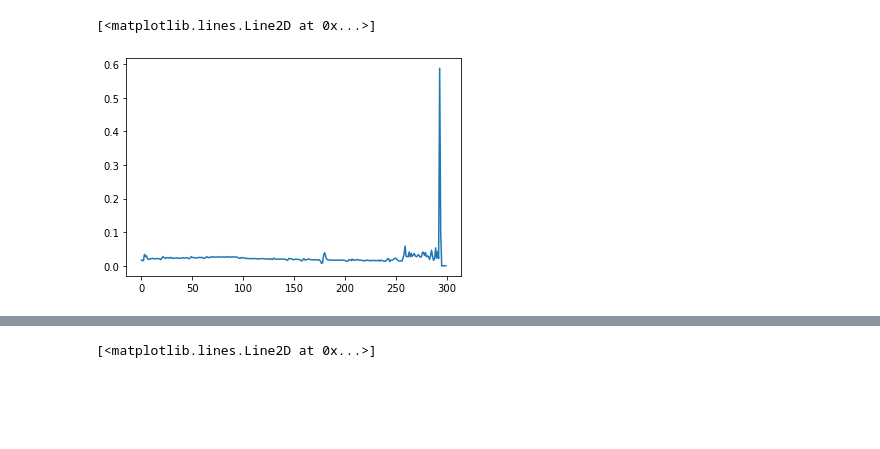
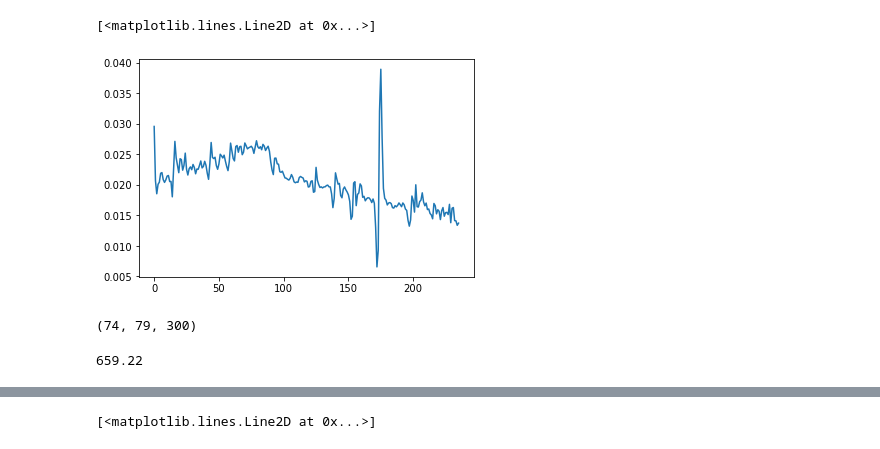
Before and after one commit to mh-skjelvareid/massimal, a Jupyter notebook: prelim/prelim_OpticalRS.ipynb, the cells around one changed output, grey strips where cells are left out. Cells and saved outputs as stored; diff of their text form; code cells hidden in the pictures; blank space fills up the shorter version.

```diff
--- a/prelim/prelim_OpticalRS.ipynb
+++ b/prelim/prelim_OpticalRS.ipynb
@@ -16,16 +16,23 @@ example_image = '/media/mha114/Massimal/Bodo_Juvika/Hyperspectral/20220624/Area/
 (spec_dw,wl,rgb_ind,metadata) = hyspec_io.load_envi_image(deep_water_spectra)
 (spec_sand,wl,rgb_ind,metadata) = hyspec_io.load_envi_image(sand_spectra)
 (im,wl,rgb_ind,metadata) = hyspec_io.load_envi_image(example_image)
+# %%
+# Limit wavelengths
+wl_ind = (wl >= 400) & (wl <= 900)
 # %%
 spec_dw_mean = np.mean(spec_dw.reshape((-1,spec_dw.shape[2])),axis=0)
 # %%
-plt.plot(spec_dw_mean)
+plt.plot(spec_dw_mean[wl_ind])
 # %% [output]
 [<matplotlib.lines.Line2D at 0x...>]
-[figure, old version]
+[figure, new version]
 # %%
 spec_dw_mean_3d = np.reshape(spec_dw_mean,(1,1,-1))
 # %%
 # Subtract deep water spectrum
 im_sub = im - spec_dw_mean_3d
 sand_spec_sub = spec_sand-spec_dw_mean_3d
+# %%
+sand_spec_sub.shape
+# %% [output]
+(74, 79, 300)
@@ -31,0 +41,4 @@ sand_spec_sub = spec_sand-spec_dw_mean_3d
+# %%
+wl[130]
+# %% [output]
+659.22
```
Also changed, not shown: parts of 4 cells of this notebook, 9 other files.
